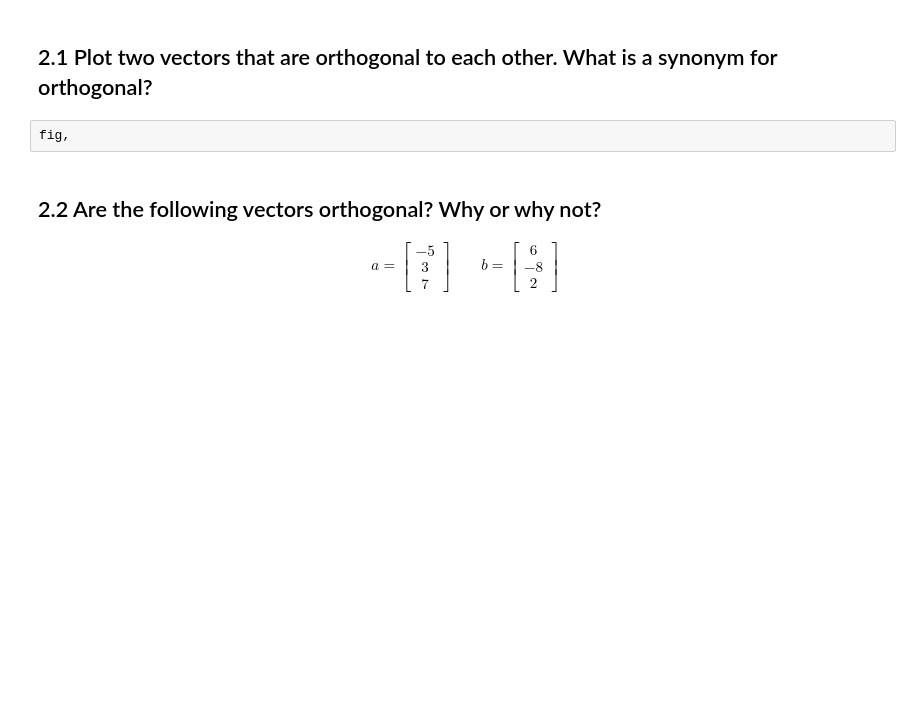
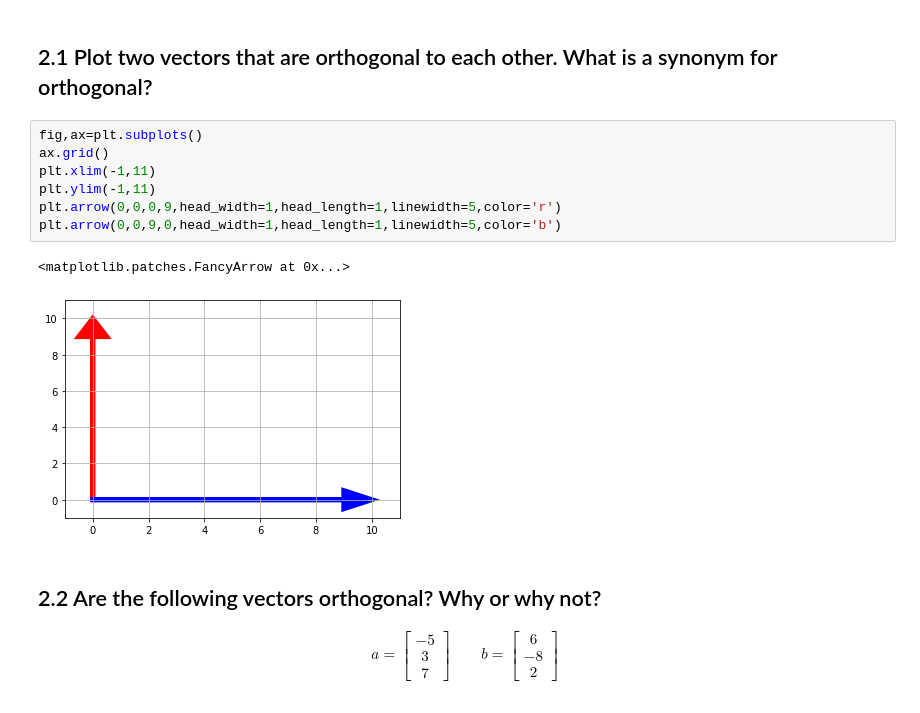
Before and after one commit to AaronReichert/DS-Unit-1-Sprint-3-Linear-Algebra, a Jupyter notebook: module2-intermediate-linear-algebra/LS_DS_132_Intermediate_Linear_Algebra_Assignment.ipynb, the cells around one changed output. Cells and saved outputs as stored; diff of their text form; blank space fills up the shorter version.

```diff
--- a/module2-intermediate-linear-algebra/LS_DS_132_Intermediate_Linear_Algebra_Assignment.ipynb
+++ b/module2-intermediate-linear-algebra/LS_DS_132_Intermediate_Linear_Algebra_Assignment.ipynb
@@ -179,8 +172,16 @@ titanic_df.sample(10)
 # Orthogonality
 # %% [markdown]
 ## 2.1 Plot two vectors that are orthogonal to each other. What is a synonym for orthogonal?
-# %%
-fig,
+# %%
+fig,ax=plt.subplots()
+ax.grid()
+plt.xlim(-1,11)
+plt.ylim(-1,11)
+plt.arrow(0,0,0,9,head_width=1,head_length=1,linewidth=5,color='r')
+plt.arrow(0,0,9,0,head_width=1,head_length=1,linewidth=5,color='b')
+# %% [output]
+<matplotlib.patches.FancyArrow at 0x...>
+[figure, added]
 # %% [markdown]
 ## 2.2 Are the following vectors orthogonal? Why or why not?
 
```
Also changed, not shown: parts of 15 cells of this notebook.
